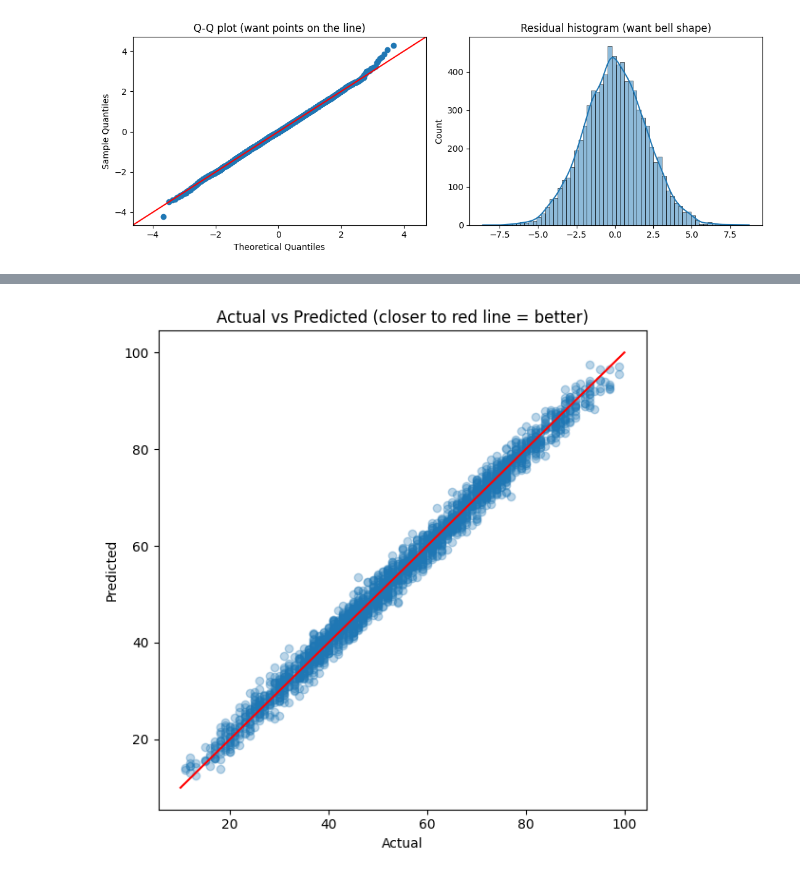
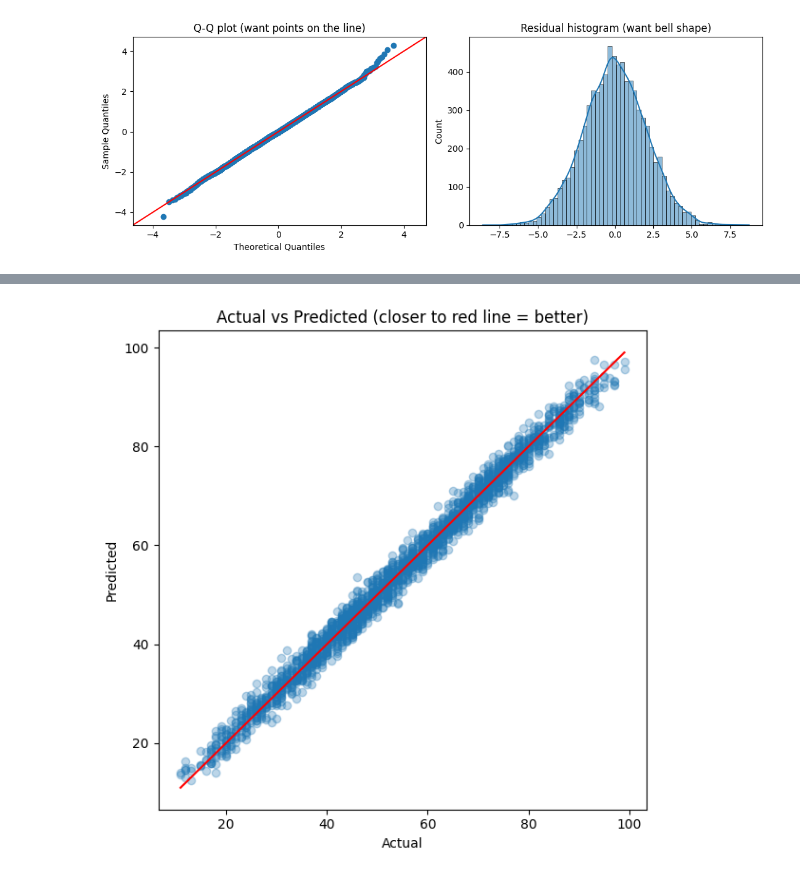
Before and after one commit to 2025cishaunaquindsouzab-sketch/Dav-Lab-Programs-4NI25CI100, a Jupyter notebook: 4NI25CI100_EXP_7.ipynb, the cells around one changed output, grey strips where cells are left out. Cells and saved outputs as stored; diff of their text form; code cells hidden in the pictures.

```diff
--- a/4NI25CI100_EXP_7.ipynb
+++ b/4NI25CI100_EXP_7.ipynb
@@ -1,33 +1,39 @@
 # %% [markdown]
 <a href="https://colab.research.google.com/github/2025cishaunaquindsouzab-sketch/Dav-Lab-Programs-4Ni25ci100/blob/main/4NI25CI100_EXP_7.ipynb" target="_parent"><img src="https://colab.research.google.com/assets/colab-badge.svg" alt="Open In Colab"/></a>
 # %%
+import io
 import numpy as np
 import pandas as pd
 import matplotlib.pyplot as plt
 import seaborn as sns
+import statsmodels.api as sm
 from scipy import stats
-import statsmodels.api as sm
 from statsmodels.stats.outliers_influence import variance_inflation_factor
 from statsmodels.stats.stattools import durbin_watson
 from statsmodels.stats.diagnostic import het_breuschpagan
 from sklearn.model_selection import train_test_split
 from sklearn.linear_model import LinearRegression
 from sklearn.metrics import r2_score, mean_squared_error
+from google.colab import files
 
-# 1. LOAD + INSPECT DATA
-# Corrected the filename from 'Student_Performan.csv' to 'Student_Performance.csv'
-df = pd.read_csv("Student_Performance.csv")
+# 1. Upload and Load Data
+print("Please upload 'Student_Performance.csv' below:")
+uploaded = files.upload()
+
+# Get the uploaded file name
+file_name = list(uploaded.keys())[0]
+df = pd.read_csv(io.BytesIO(uploaded[file_name]))
+
+print("\n--- Dataset Preview ---")
 print(df.head())
 print(df.info())
 print(df.describe())
 print("Missing values:\n", df.isnull().sum())
 
-# Convert the Yes/No column into 1/0 so the model can use it
+# Map categorical column
 df["Extracurricular Activities"] = df["Extracurricular Activities"].map({"Yes": 1, "No": 0})
 
-# ----------------------------------------------------
-# 2. QUICK EDA (Look before you model)
-# ----------------------------------------------------
+# Correlation Heatmap
 plt.figure(figsize=(7, 5))
 sns.heatmap(df.corr(), annot=True, cmap="coolwarm", fmt=".2f")
 plt.title("Correlation heatmap")
@@ -35,10 +41,9 @@ plt.tight_layout()
 plt.savefig("01_correlation.png")
 plt.show()
 
-# 3. SIMPLE LINEAR REGRESSION (1 feature -> 1 target)
-# -------------------------------------------
-X_simple = df[["Hours Studied"]]  # 2D (DataFrame) because sklearn wants it
-y = df["Performance Index"]      # 1D target
+# 2. Simple Linear Regression
+X_simple = df[["Hours Studied"]]
+y = df["Performance Index"]
 
 Xs_train, Xs_test, ys_train, ys_test = train_test_split(
     X_simple, y, test_size=0.2, random_state=42
@@ -49,10 +54,12 @@ simple_model.fit(Xs_train, ys_train)
 
 print("\n=== SIMPLE LINEAR REGRESSION ===")
 print("Intercept (b0):", simple_model.intercept_)
-print("Slope (b1)    :", simple_model.coef_[0])
-ys_pred = simple_model.predict(Xs_test)
-print("R2   :", r2_score(ys_test, ys_pred))
-print("RMSE :", np.sqrt(mean_squared_error(ys_test, ys_pred)))
+# FIX 1: Accessing the slope array coefficient explicitly
+print("Slope (b1) :", simple_model.coef_[0])
+
+sys_pred = simple_model.predict(Xs_test)
+print("R2 :", r2_score(ys_test, sys_pred))
+print("RMSE :", np.sqrt(mean_squared_error(ys_test, sys_pred)))
 
 # Plot the fitted line
 plt.figure(figsize=(7, 5))
@@ -65,29 +72,25 @@ plt.plot(
 )
 plt.xlabel("Hours Studied")
 plt.ylabel("Performance Index")
+plt.title("Simple Linear Regression")
 plt.legend()
-plt.title("Simple Linear Regression")
 plt.savefig("02_simple_fit.png")
 plt.tight_layout()
 plt.show()
 
-# 4. MULTIPLE LINEAR REGRESSION
-# -------------------------------------------
-# Train-test split
+# 3. Multiple Linear Regression
 X = df.drop(columns="Performance Index")
 X_train, X_test, y_train, y_test = train_test_split(
     X, y, test_size=0.2, random_state=42
 )
 
-# Model initialization and training
 multi_model = LinearRegression()
 multi_model.fit(X_train, y_train)
 
-# Printing model coefficients
 print("\n=== MULTIPLE LINEAR REGRESSION ===")
 print("Intercept:", multi_model.intercept_)
 for name, coef in zip(X.columns, multi_model.coef_):
-    print(f"  {name:35s} {coef:.4f}")
+    print(f" {name:35s} {coef:.4f}")
 
 # Model evaluation metrics
 y_pred = multi_model.predict(X_test)
@@ -95,23 +98,18 @@ r2 = r2_score(y_test, y_pred)
 rmse = np.sqrt(mean_squared_error(y_test, y_pred))
 n, p = X_test.shape
 adj_r2 = 1 - (1 - r2) * (n - 1) / (n - p - 1)
-print("R2          :", r2)
+
+print("R2 :", r2)
 print("Adjusted R2 :", adj_r2)
-print("RMSE        :", rmse)
+print("RMSE :", rmse)
 
-# -------------------------------------------------------------
-# 5. CHECKING ASSUMPTIONS (use statsmodels on the training data)
-# -------------------------------------------------------------
-
-# statsmodels needs the intercept explicitly added
+# 4. Checking Assumptions
 X_train_sm = sm.add_constant(X_train)
 ols = sm.OLS(y_train, X_train_sm).fit()
-
-print("\n", ols.summary())
 fitted = ols.fittedvalues
 resid = ols.resid
 
-# 5a. Linearity + Homoscedasticity: residuals vs fitted
+# 4a. Residuals vs Fitted
 plt.figure(figsize=(7, 5))
 plt.scatter(fitted, resid, alpha=0.3)
 plt.axhline(0, color="red")
@@ -122,7 +120,7 @@ plt.tight_layout()
 plt.savefig("03_resid_vs_fitted.png")
 plt.show()
 
-# 5b. Normality of residuals: Q-Q plot + histogram
+# 4b. Normality of residuals
 fig, ax = plt.subplots(1, 2, figsize=(11, 4))
 sm.qqplot(resid, line="45", fit=True, ax=ax[0])
 ax[0].set_title("Q-Q plot (want points on the line)")
@@ -132,24 +130,28 @@ plt.tight_layout()
 plt.savefig("04_normality.png")
 plt.show()
 
-# 5c. Homoscedasticity test: Breusch-Pagan (p > 0.05 => constant variance OK)
+# 4c. Homoscedasticity test
 bp_stat, bp_p, _, _ = het_breuschpagan(resid, X_train_sm)
 print("Breusch-Pagan p-value:", bp_p)
 
-# 5d. Independence of errors: Durbin-Watson (~2 means no autocorrelation)
+# 4d. Independence of errors
 print("Durbin-Watson:", durbin_watson(resid))
 
-# 5e. Multicollinearity: VIF (want < 5, worry above 10)
+# 4e. Multicollinearity (VIF)
+# FIX 2: Removed the broken duplicate declaration line snippet
 vif = pd.DataFrame()
 vif["Feature"] = X_train_sm.columns
 vif["VIF"] = [variance_inflation_factor(X_train_sm.values, i) for i in range(X_train_sm.shape[1])]
 print(f"\nVIF:\n", vif[vif["Feature"] != "const"])
 
-# 6. FINAL: Actual vs Predicted
-# -----------------------------
+# 5. Final Plot: Actual vs Predicted
 plt.figure(figsize=(6, 6))
 plt.scatter(y_test, y_pred, alpha=0.3)
-plt.plot([y.min(), y.max()], [y.min(), y.max()], color="red") # perfect-prediction line
+
+# FIX 3: Replaced broken y_min() / y_max() function calls with the actual series min/max boundaries
+y_min_val, y_max_val = y_test.min(), y_test.max()
+plt.plot([y_min_val, y_max_val], [y_min_val, y_max_val], color="red")
+
 plt.xlabel("Actual")
 plt.ylabel("Predicted")
 plt.title("Actual vs Predicted (closer to red line = better)")
@@ -213 +210 @@ VIF:
-[figure, old version]
+[figure, new version]
```
Also changed, not shown: parts of 1 cell of this notebook.
